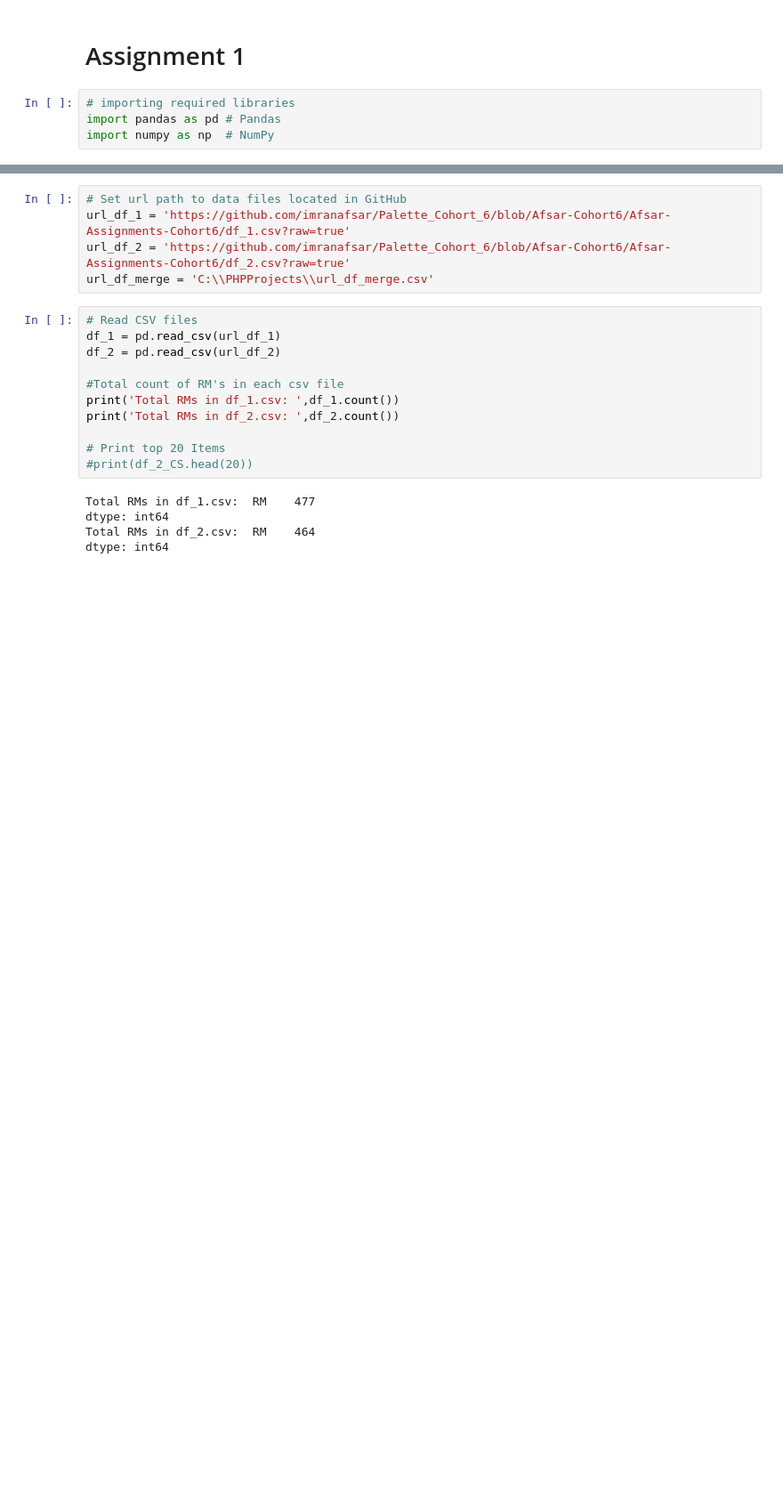
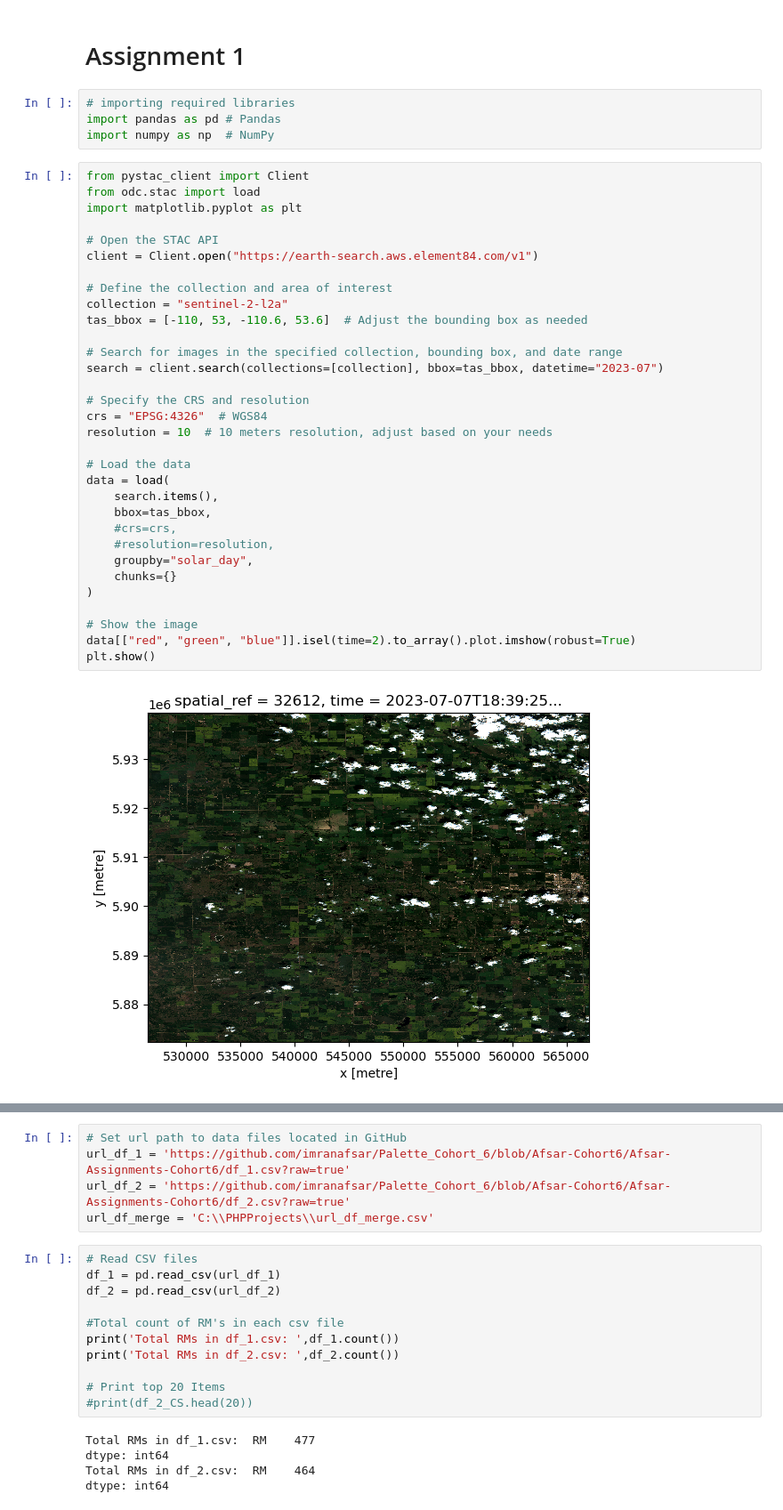
Before and after one commit to imranafsar/Palette_Cohort_6, a Jupyter notebook: Afsar-Assignments-Cohort6/Merge_RMs.ipynb, the cells around one changed output, grey strips where cells are left out. Shown at 89% size. Saved outputs shown, nothing was run; the diff lists cells and outputs as text; blank space fills up the shorter version.

```diff
--- a/Afsar-Assignments-Cohort6/Merge_RMs.ipynb
+++ b/Afsar-Assignments-Cohort6/Merge_RMs.ipynb
@@ -4,3 +4,37 @@
 # importing required libraries
 import pandas as pd # Pandas
 import numpy as np  # NumPy
+# %%
+from pystac_client import Client
+from odc.stac import load
+import matplotlib.pyplot as plt
+
+# Open the STAC API
+client = Client.open("https://earth-search.aws.element84.com/v1")
+
+# Define the collection and area of interest
+collection = "sentinel-2-l2a"
+tas_bbox = [-110, 53, -110.6, 53.6]  # Adjust the bounding box as needed
+
+# Search for images in the specified collection, bounding box, and date range
+search = client.search(collections=[collection], bbox=tas_bbox, datetime="2023-07")
+
+# Specify the CRS and resolution
+crs = "EPSG:4326"  # WGS84
+resolution = 10  # 10 meters resolution, adjust based on your needs
+
+# Load the data
+data = load(
+    search.items(),
+    bbox=tas_bbox,
+    #crs=crs,
+    #resolution=resolution,
+    groupby="solar_day",
+    chunks={}
+)
+
+# Show the image
+data[["red", "green", "blue"]].isel(time=2).to_array().plot.imshow(robust=True)
+plt.show()
+# %% [output]
+[figure, added]
```
Also changed, not shown: parts of 4 cells of this notebook.
